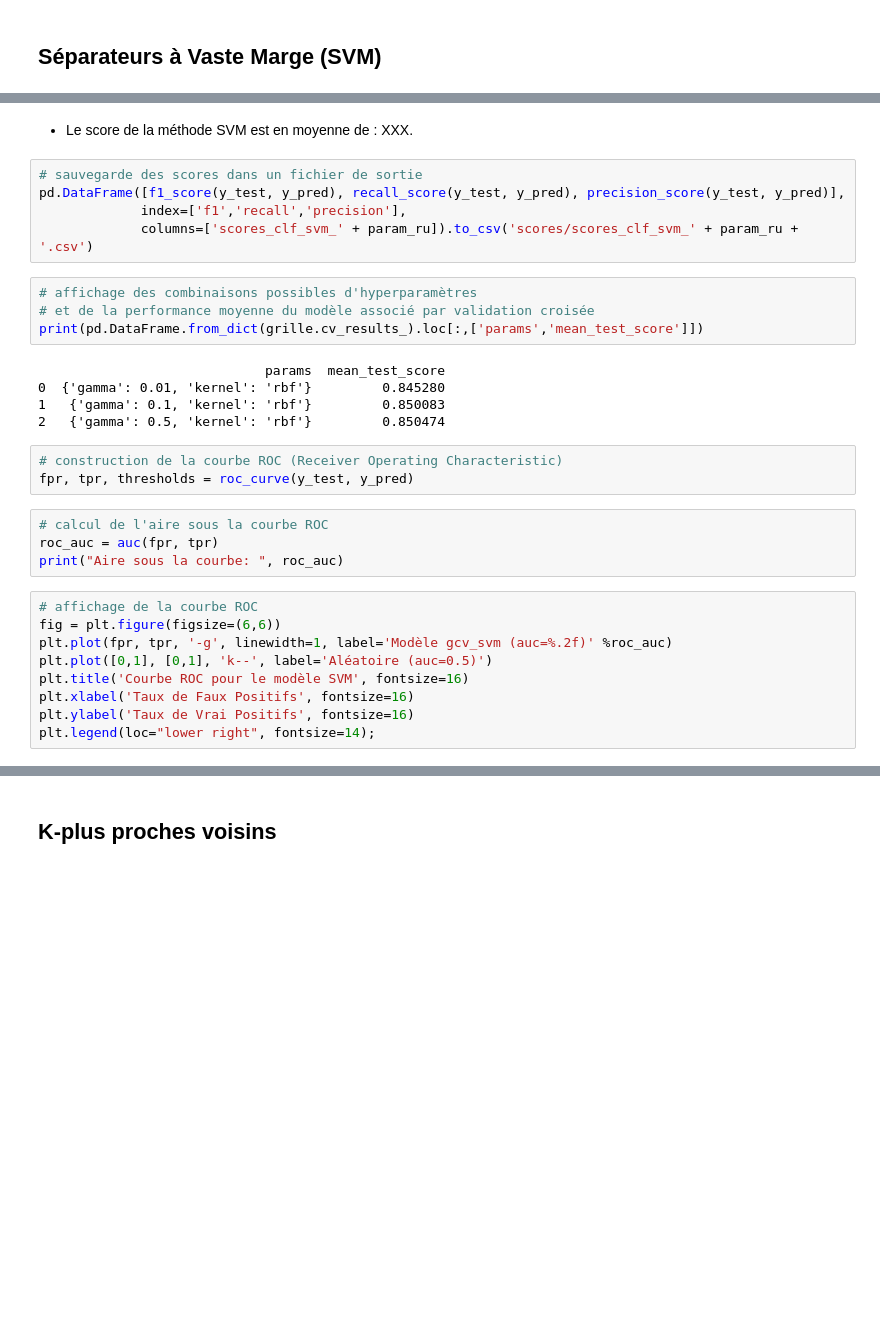
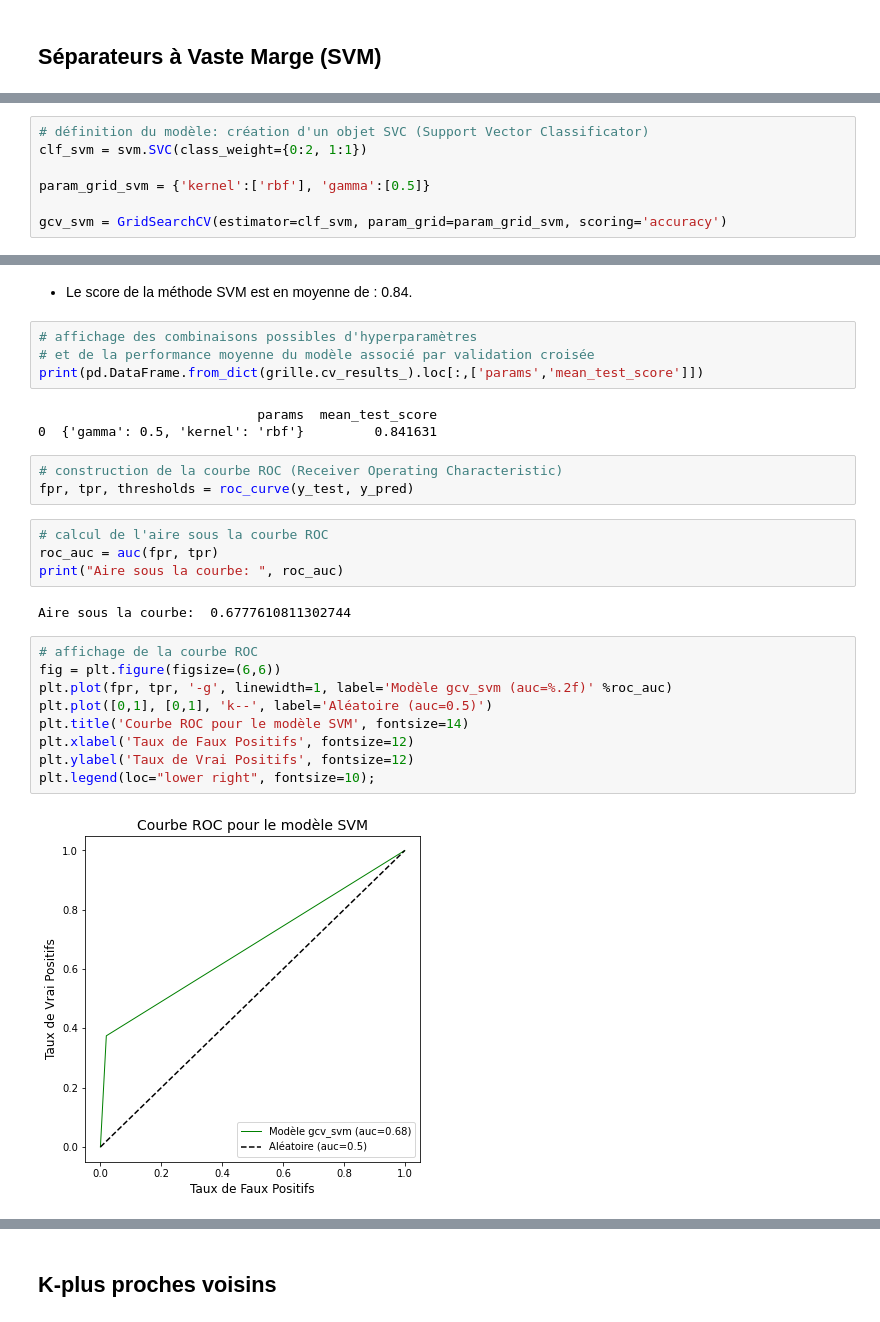
Before and after one commit to jo-charles/pyAusRainfall, a Jupyter notebook: 03_Data_Modeling/common_pyAusRainfall_modelisation_without_resampling.ipynb, the cells around one changed output, grey strips where cells are left out. Drawn from its saved outputs; the diff is of its cells as text; blank space fills up the shorter version.

```diff
--- a/common_pyAusRainfall_modelisation_without_resampling.ipynb
+++ b/03_Data_Modeling/common_pyAusRainfall_modelisation_without_resampling.ipynb
@@ -326,3 +323,10 @@ gcv_svm = GridSearchCV(estimator=clf_svm, param_grid=param_grid_svm, scoring='ro
+# %%
+# définition du modèle: création d'un objet SVC (Support Vector Classificator)
+clf_svm = svm.SVC(class_weight={0:2, 1:1})
+
+param_grid_svm = {'kernel':['rbf'], 'gamma':[0.5]}
+
+gcv_svm = GridSearchCV(estimator=clf_svm, param_grid=param_grid_svm, scoring='accuracy')
 # %%
 start_time = time.time()
 
@@ -384,19 +391,12 @@ Running Time: 3:40:24.257316
 # %% [markdown]
-- Le score de la méthode SVM est en moyenne de : XXX.
+- Le score de la méthode SVM est en moyenne de : 0.84.
-# %%
-# sauvegarde des scores dans un fichier de sortie
-pd.DataFrame([f1_score(y_test, y_pred), recall_score(y_test, y_pred), precision_score(y_test, y_pred)],
-             index=['f1','recall','precision'],
-             columns=['scores_clf_svm_' + param_ru]).to_csv('scores/scores_clf_svm_' + param_ru + '.csv')
 # %%
 # affichage des combinaisons possibles d'hyperparamètres
 # et de la performance moyenne du modèle associé par validation croisée
 print(pd.DataFrame.from_dict(grille.cv_results_).loc[:,['params','mean_test_score']])
 # %% [output]
-                             params  mean_test_score
-0  {'gamma': 0.01, 'kernel': 'rbf'}         0.845280
-1   {'gamma': 0.1, 'kernel': 'rbf'}         0.850083
-2   {'gamma': 0.5, 'kernel': 'rbf'}         0.850474
+                            params  mean_test_score
+0  {'gamma': 0.5, 'kernel': 'rbf'}         0.841631
 # %%
 # construction de la courbe ROC (Receiver Operating Characteristic)
 fpr, tpr, thresholds = roc_curve(y_test, y_pred)
@@ -404,12 +404,16 @@ fpr, tpr, thresholds = roc_curve(y_test, y_pred)
 # calcul de l'aire sous la courbe ROC
 roc_auc = auc(fpr, tpr)
 print("Aire sous la courbe: ", roc_auc)
+# %% [output]
+Aire sous la courbe:  0.6777610811302744
 # %%
 # affichage de la courbe ROC
 fig = plt.figure(figsize=(6,6))
 plt.plot(fpr, tpr, '-g', linewidth=1, label='Modèle gcv_svm (auc=%.2f)' %roc_auc)
 plt.plot([0,1], [0,1], 'k--', label='Aléatoire (auc=0.5)')
-plt.title('Courbe ROC pour le modèle SVM', fontsize=16)
-plt.xlabel('Taux de Faux Positifs', fontsize=16)
-plt.ylabel('Taux de Vrai Positifs', fontsize=16)
-plt.legend(loc="lower right", fontsize=14);
+plt.title('Courbe ROC pour le modèle SVM', fontsize=14)
+plt.xlabel('Taux de Faux Positifs', fontsize=12)
+plt.ylabel('Taux de Vrai Positifs', fontsize=12)
+plt.legend(loc="lower right", fontsize=10);
+# %% [output]
+[figure, added]
```
Also changed, not shown: parts of 13 cells of this notebook, 3 other files.
